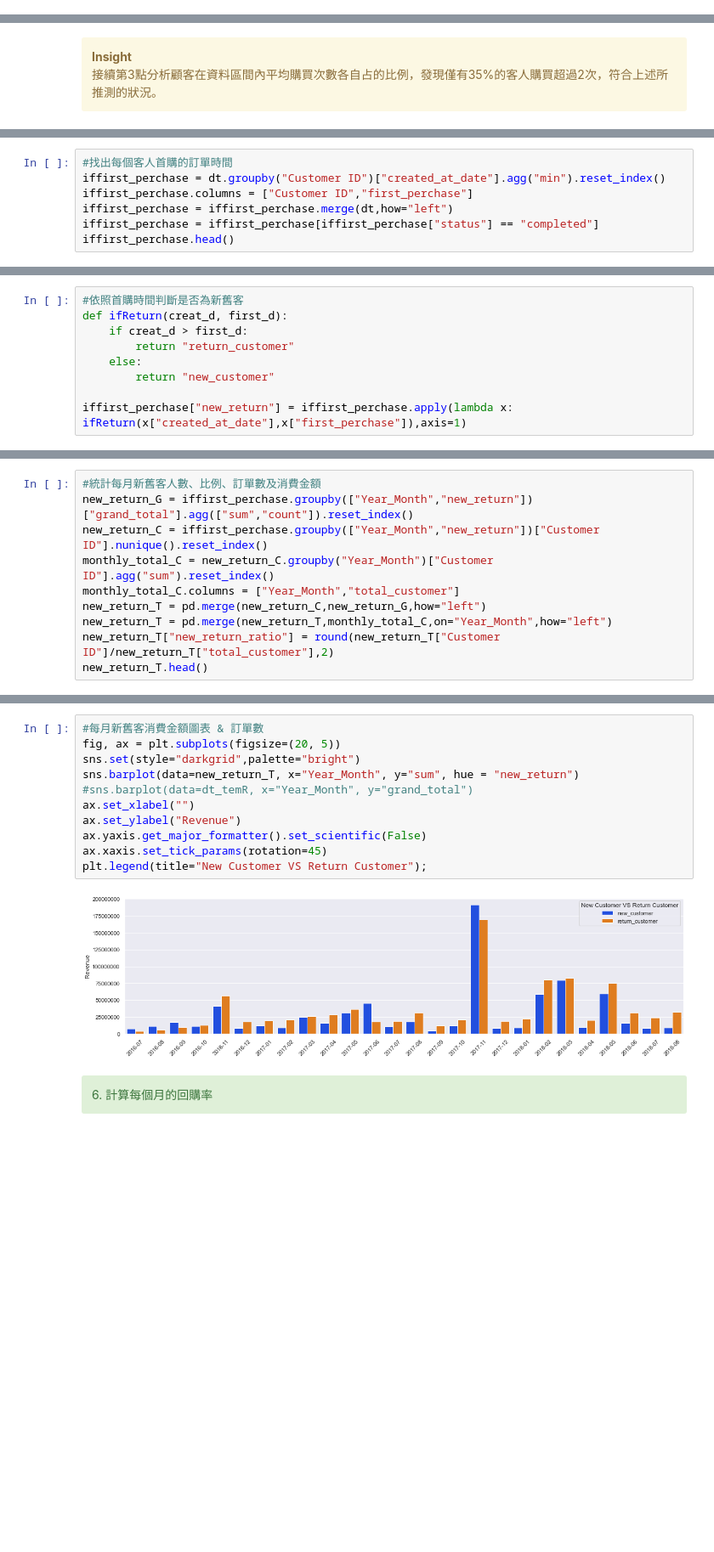
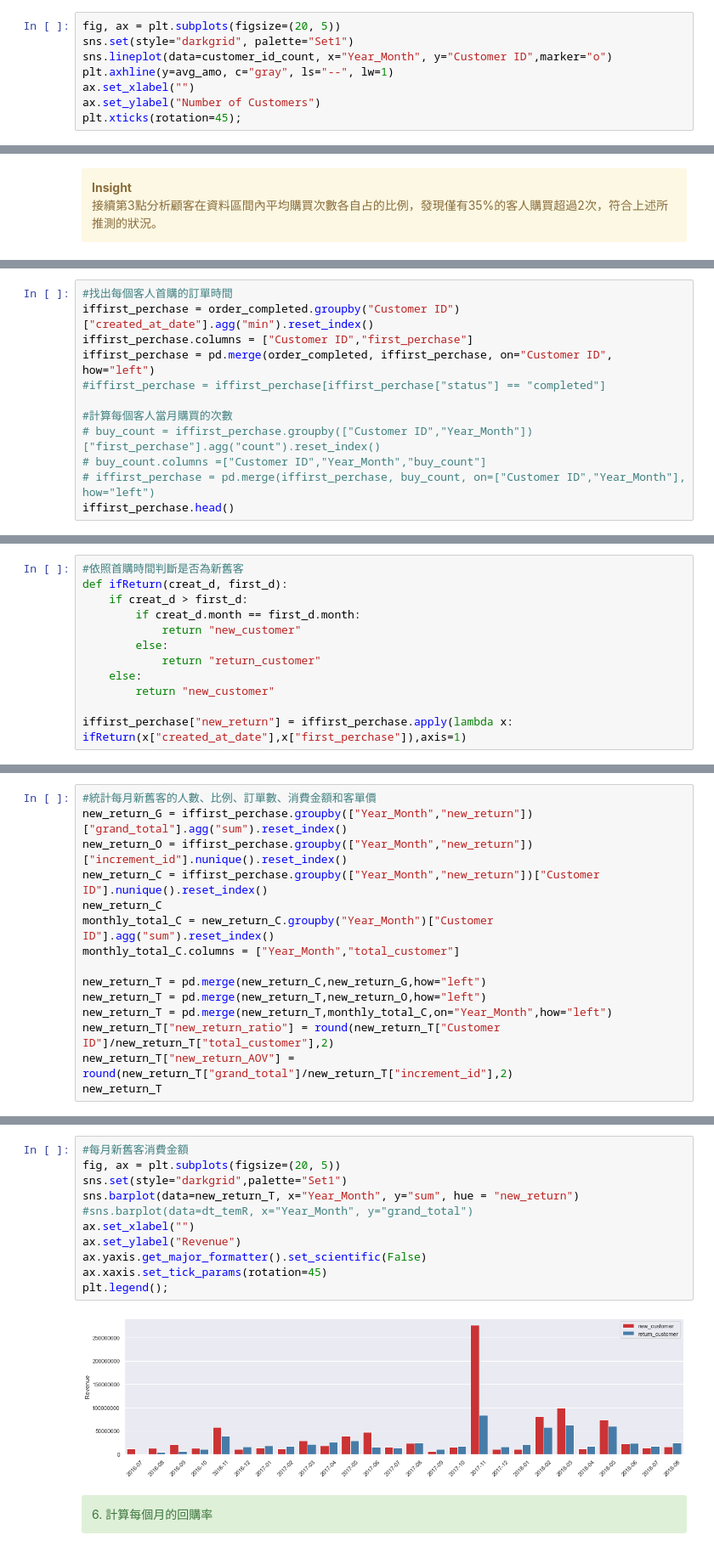
Before and after one commit to LiangYuDer/E-commerce-Analysis, a Jupyter notebook: ec_analysis.ipynb, the cells around one changed output, grey strips where cells are left out. Shown at 85% size. Saved outputs shown, nothing was run; the diff lists cells and outputs as text; blank space fills up the shorter version.

```diff
--- a/ec_analysis.ipynb
+++ b/ec_analysis.ipynb
@@ -259,0 +250,8 @@ plt.xticks(rotation=45);
+# %%
+fig, ax = plt.subplots(figsize=(20, 5))
+sns.set(style="darkgrid", palette="Set1")
+sns.lineplot(data=customer_id_count, x="Year_Month", y="Customer ID",marker="o")
+plt.axhline(y=avg_amo, c="gray", ls="--", lw=1)
+ax.set_xlabel("")
+ax.set_ylabel("Number of Customers")
+plt.xticks(rotation=45);
@@ -284,9 +284,14 @@ order_counts
 </div>
 # %%
 #找出每個客人首購的訂單時間
-iffirst_perchase = dt.groupby("Customer ID")["created_at_date"].agg("min").reset_index()
+iffirst_perchase = order_completed.groupby("Customer ID")["created_at_date"].agg("min").reset_index()
 iffirst_perchase.columns = ["Customer ID","first_perchase"]
-iffirst_perchase = iffirst_perchase.merge(dt,how="left")
-iffirst_perchase = iffirst_perchase[iffirst_perchase["status"] == "completed"]
+iffirst_perchase = pd.merge(order_completed, iffirst_perchase, on="Customer ID", how="left")
+#iffirst_perchase = iffirst_perchase[iffirst_perchase["status"] == "completed"]
+
+#計算每個客人當月購買的次數
+# buy_count = iffirst_perchase.groupby(["Customer ID","Year_Month"])["first_perchase"].agg("count").reset_index()
+# buy_count.columns =["Customer ID","Year_Month","buy_count"]
+# iffirst_perchase = pd.merge(iffirst_perchase, buy_count, on=["Customer ID","Year_Month"], how="left")
 iffirst_perchase.head()
 # %% [output]
@@ -300,7 +305,10 @@ iffirst_perchase.head()
 #依照首購時間判斷是否為新舊客
 def ifReturn(creat_d, first_d):
     if creat_d > first_d:
-        return "return_customer"
+        if creat_d.month == first_d.month:
+            return "new_customer"
+        else:
+            return "return_customer"
     else:
         return "new_customer"
 
@@ -336,11 +323,16 @@ dtype: int64
 # %%
-#統計每月新舊客人數、比例、訂單數及消費金額
-new_return_G = iffirst_perchase.groupby(["Year_Month","new_return"])["grand_total"].agg(["sum","count"]).reset_index()
+#統計每月新舊客的人數、比例、訂單數、消費金額和客單價
+new_return_G = iffirst_perchase.groupby(["Year_Month","new_return"])["grand_total"].agg("sum").reset_index()
+new_return_O = iffirst_perchase.groupby(["Year_Month","new_return"])["increment_id"].nunique().reset_index()
 new_return_C = iffirst_perchase.groupby(["Year_Month","new_return"])["Customer ID"].nunique().reset_index()
+new_return_C
 monthly_total_C = new_return_C.groupby("Year_Month")["Customer ID"].agg("sum").reset_index()
 monthly_total_C.columns = ["Year_Month","total_customer"]
+
 new_return_T = pd.merge(new_return_C,new_return_G,how="left")
+new_return_T = pd.merge(new_return_T,new_return_O,how="left")
 new_return_T = pd.merge(new_return_T,monthly_total_C,on="Year_Month",how="left")
 new_return_T["new_return_ratio"] = round(new_return_T["Customer ID"]/new_return_T["total_customer"],2)
-new_return_T.head()
+new_return_T["new_return_AOV"] = round(new_return_T["grand_total"]/new_return_T["increment_id"],2)
+new_return_T
 # %% [output]
@@ -390,16 +397,16 @@ plt.legend();
 # %%
-#每月新舊客消費金額圖表 & 訂單數
+#每月新舊客消費金額
 fig, ax = plt.subplots(figsize=(20, 5))
-sns.set(style="darkgrid",palette="bright")
+sns.set(style="darkgrid",palette="Set1")
 sns.barplot(data=new_return_T, x="Year_Month", y="sum", hue = "new_return")
 #sns.barplot(data=dt_temR, x="Year_Month", y="grand_total")
 ax.set_xlabel("")
 ax.set_ylabel("Revenue")
 ax.yaxis.get_major_formatter().set_scientific(False)
 ax.xaxis.set_tick_params(rotation=45)
-plt.legend(title="New Customer VS Return Customer");
+plt.legend();
 # %% [output]
-[figure, old version]
+[figure, new version]
 # %% [markdown]
 <div class="alert alert-success">
 6. 計算每個月的回購率
```
Also changed, not shown: parts of 18 cells of this notebook.
